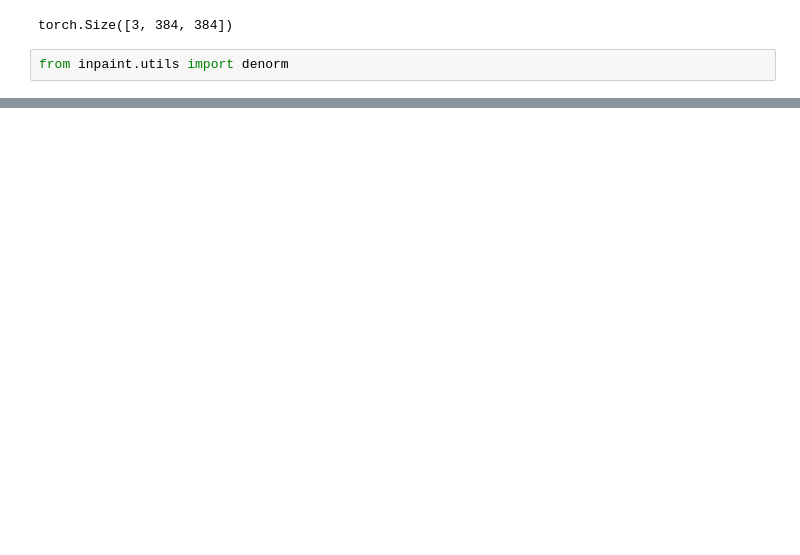
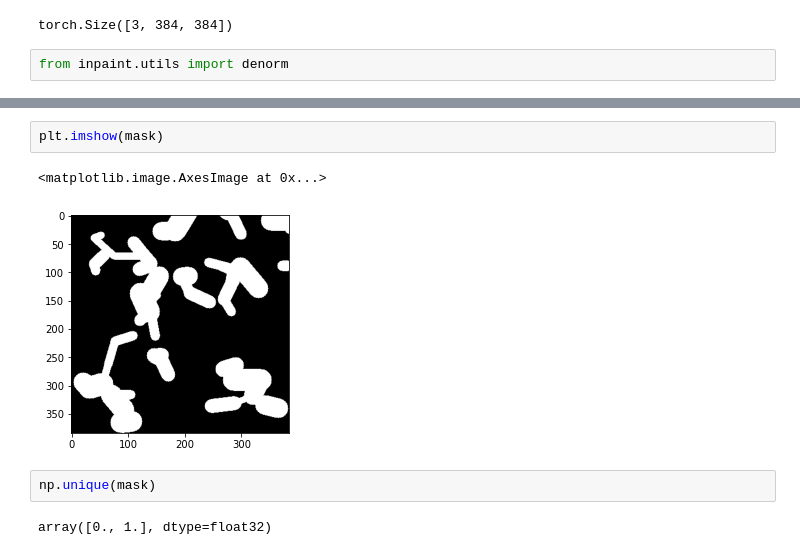
Before and after one commit to prajnan93/image-inpainting, a Jupyter notebook: examples/dataloader.ipynb, the cells around one changed output, grey strips where cells are left out. Drawn from its saved outputs; the diff is of its cells as text; blank space fills up the shorter version.

```diff
--- a/examples/dataloader.ipynb
+++ b/examples/dataloader.ipynb
@@ -62,3 +82,12 @@ masked_img shape =  torch.Size([3, 384, 384])
+# %%
+plt.imshow(mask)
+# %% [output]
+<matplotlib.image.AxesImage at 0x...>
+[figure, added]
+# %%
+np.unique(mask)
+# %% [output]
+array([0., 1.], dtype=float32)
 # %%
 %matplotlib inline
 # for index, path in enumerate(image_lst):
```
Also changed, not shown: parts of 4 cells of this notebook, 23 other files.
